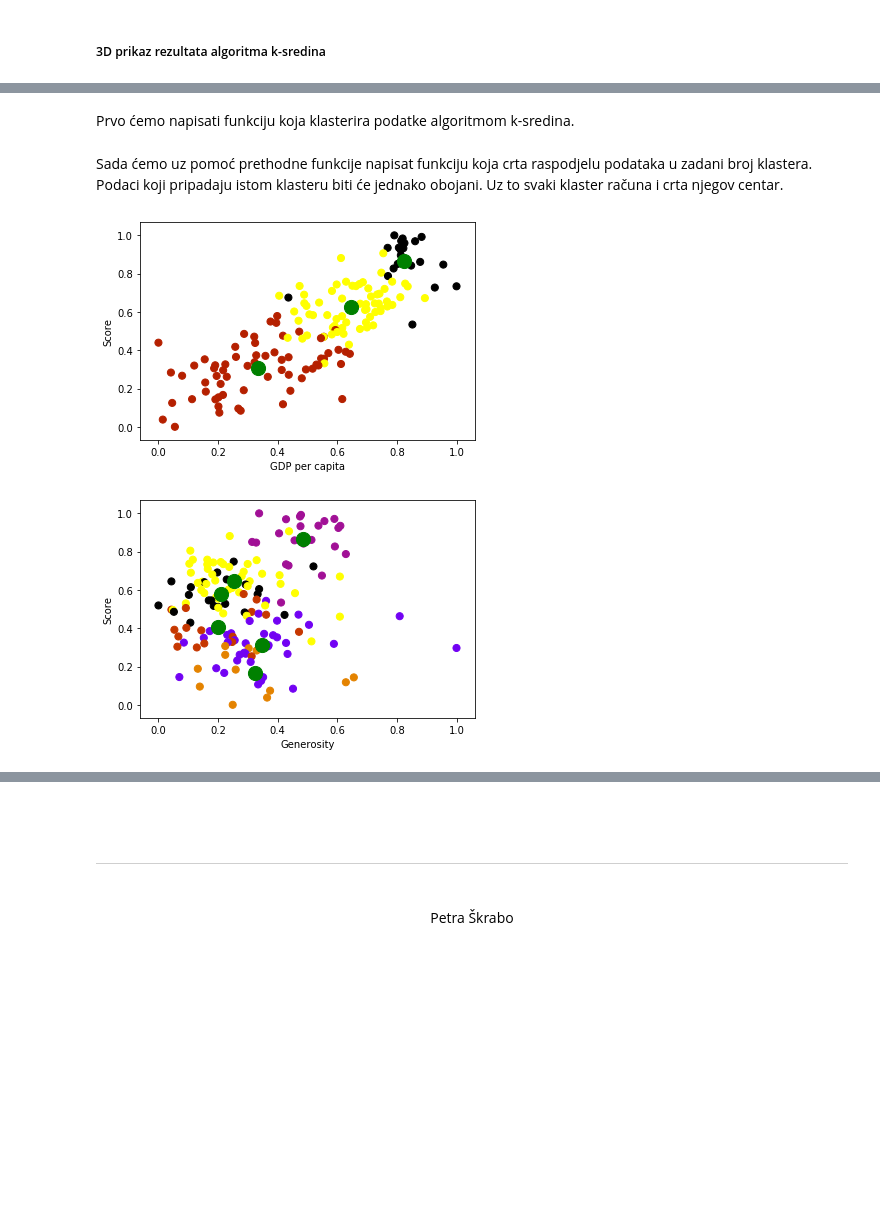
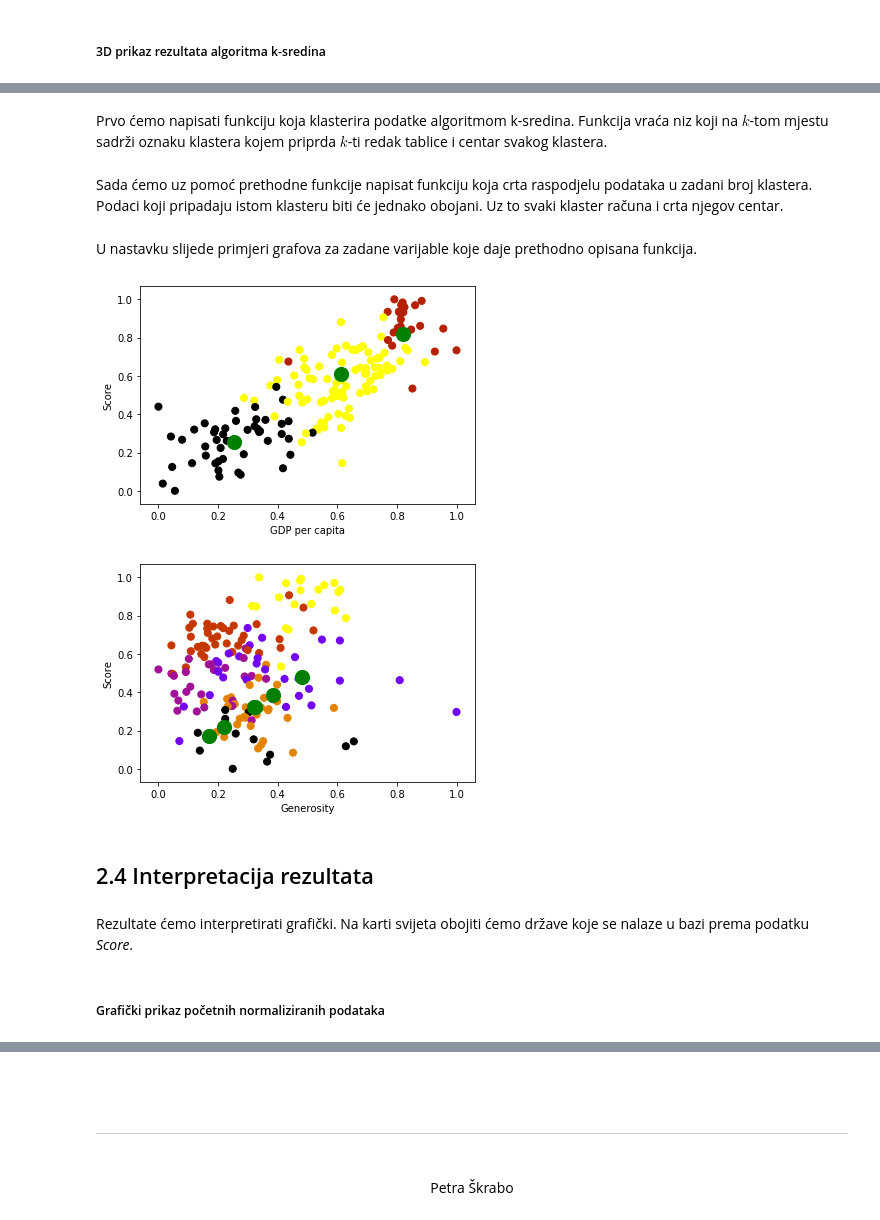
Before and after one commit to skpetra/Klasteriranje, a Jupyter notebook: Klasteriranje.ipynb, the cells around one changed output, grey strips where cells are left out. Drawn from its saved outputs; the diff is of its cells as text; code cells hidden in the pictures; blank space fills up the shorter version.

Commit message:
Interpretacija rezultata

```diff
--- a/Klasteriranje.ipynb
+++ b/Klasteriranje.ipynb
@@ -75,7 +74,7 @@ Također, budući da se može dogoditi da su mjere podataka u različitim skalam
 # %% [markdown]
 U ovoj bilježnici promatrati ću podatke iz World happines baze podataka za 2018. godinu.
 # %%
-data = pd.read_csv("/home/petra/Radna površina/ms/2018.csv")
+data = pd.read_csv("https://raw.githubusercontent.com/skpetra/ms/master/2018.csv")
 data = data.dropna()
 del data['Overall rank']
 data.set_index('Country or region', inplace=True)
@@ -374,27 +378,35 @@ plt.show()
 # %% [markdown]
-Prvo ćemo napisati funkciju koja klasterira podatke algoritmom k-sredina.
+Prvo ćemo napisati funkciju koja klasterira podatke algoritmom k-sredina. Funkcija vraća niz koji na $k$-tom mjestu sadrži oznaku klastera kojem priprda $k$-ti redak tablice i centar svakog klastera.
 # %%
-def Kmeans_happines(data, n_clusters):
+def Kmeans_happines(n_clusters):
     model = KMeans(n_clusters)
-    model.fit(data)
-    clusters = model.predict(data)
+    model.fit(normalizirana_baza)
+    clusters = model.predict(normalizirana_baza)
     centers = model.cluster_centers_
     return (clusters, centers)
 # %% [markdown]
 Sada ćemo uz pomoć prethodne funkcije napisat funkciju koja crta raspodjelu podataka u zadani broj klastera. Podaci koji pripadaju istom klasteru biti će jednako obojani. Uz to svaki klaster računa i crta njegov centar.
 # %%
-def kMeans_happines_plot(data, n_clusters, var_1, var_2, var_1_index, var_2_index): #var_n_index je oznaka stupca u kojem se nalazi dana varijabla
-    clusters, centers = Kmeans_happines(data.dropna(), n_clusters)
+def kMeans_happines_plot(n_clusters, var_1, var_2): #var_n_index je oznaka stupca u kojem se nalazi dana varijabla
+    clusters, centers = Kmeans_happines(n_clusters)
 
-    plt.scatter(normaliziraj(data)[var_1], normaliziraj(data)[var_2], c=clusters, s=50, cmap='gnuplot')
-    plt.scatter(centers[:, var_1_index], centers[:, var_2_index], c='g', s=200, alpha=1)
+    plt.scatter(normalizirana_baza[var_1], normalizirana_baza[var_2], c=clusters, s=50, cmap='gnuplot')
+    plt.scatter(centers[:,  normalizirana_baza.columns.get_loc(var_1)], centers[:, normalizirana_baza.columns.get_loc(var_1)], c='g', s=200, alpha=1)
     plt.xlabel(var_1)
     plt.ylabel(var_2)
+# %% [markdown]
+U nastavku slijede primjeri grafova za zadane varijable koje daje prethodno opisana funkcija.
 # %%
-kMeans_happines_plot(normalizirana_baza, 3, 'GDP per capita', 'Score', 1, 0)
+kMeans_happines_plot(3, 'GDP per capita', 'Score')
 # %% [output]
-[figure, old version]
+[figure, new version]
 # %%
-kMeans_happines_data(normalizirana_baza, 6, 'Generosity', 'Score', 5, 0)
+kMeans_happines_plot(6, 'Generosity', 'Score')
 # %% [output]
-[figure, old version]
+[figure, new version]
+# %% [markdown]
+## 2.4 Interpretacija rezultata <a name="rezultat"></a>
+# %% [markdown]
+Rezultate ćemo interpretirati grafički. Na karti svijeta obojiti ćemo države koje se nalaze u bazi prema podatku _Score_.
+# %% [markdown]
+##### Grafički prikaz početnih normaliziranih podataka
```
Also changed, not shown: parts of 42 cells of this notebook, 1 other file.
